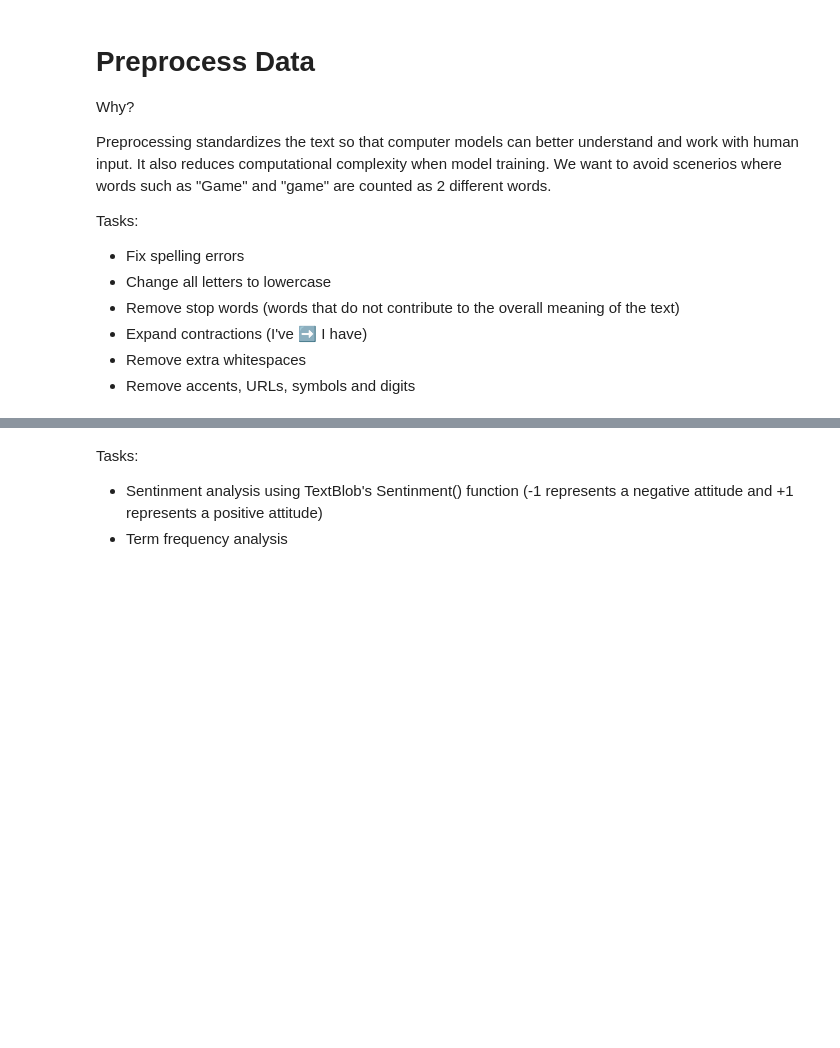
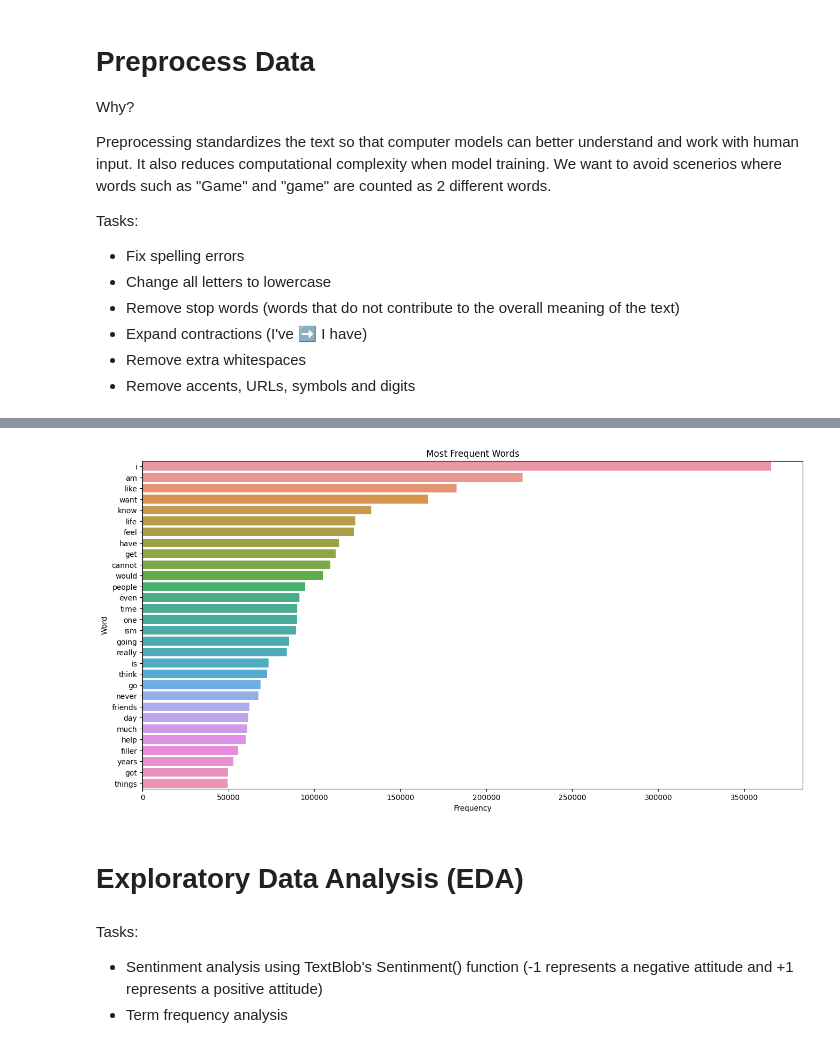
Before and after one commit to kimberlycao/Suicidal-BERT, a Jupyter notebook: suicide_detection.ipynb, the cells around one changed output, grey strips where cells are left out. Cells and saved outputs as stored; diff of their text form; code cells hidden in the pictures; blank space fills up the shorter version.

Commit message:
Added word frequency analysis

```diff
--- a/suicide_detection.ipynb
+++ b/suicide_detection.ipynb
@@ -141,0 +174,7 @@ df.to_csv('Suicide_Detection_Cleaned.csv', index=False)
+# %%
+# Examine frequency of words
+
+tokenizer = Tokenizer()
+tokenizer.fit_on_texts(df['cleaned_text'])
+word_freq = pd.DataFrame(tokenizer.word_counts.items(), columns=['word','count']).sort_values(by='count', ascending=False)
+word_freq.head()
@@ -141,0 +188,11 @@ df.to_csv('Suicide_Detection_Cleaned.csv', index=False)
+# %%
+# Plot word frequency
+
+plt.figure(figsize=(16, 8))
+sns.barplot(x='count',y='word',data=word_freq.iloc[:30])
+plt.title('Most Frequent Words')
+plt.xlabel("Frequency")
+plt.ylabel("Word")
+plt.show()
+# %% [output]
+[figure, added]
@@ -142,3 +207,5 @@ df.to_csv('Suicide_Detection_Cleaned.csv', index=False)
+# %% [markdown]
+# Exploratory Data Analysis (EDA)
 # %% [markdown]
 Tasks:
 - Sentinment analysis using TextBlob's Sentinment() function (-1 represents a negative attitude and +1 represents a positive attitude)
```
Also changed, not shown: parts of 19 cells of this notebook.
